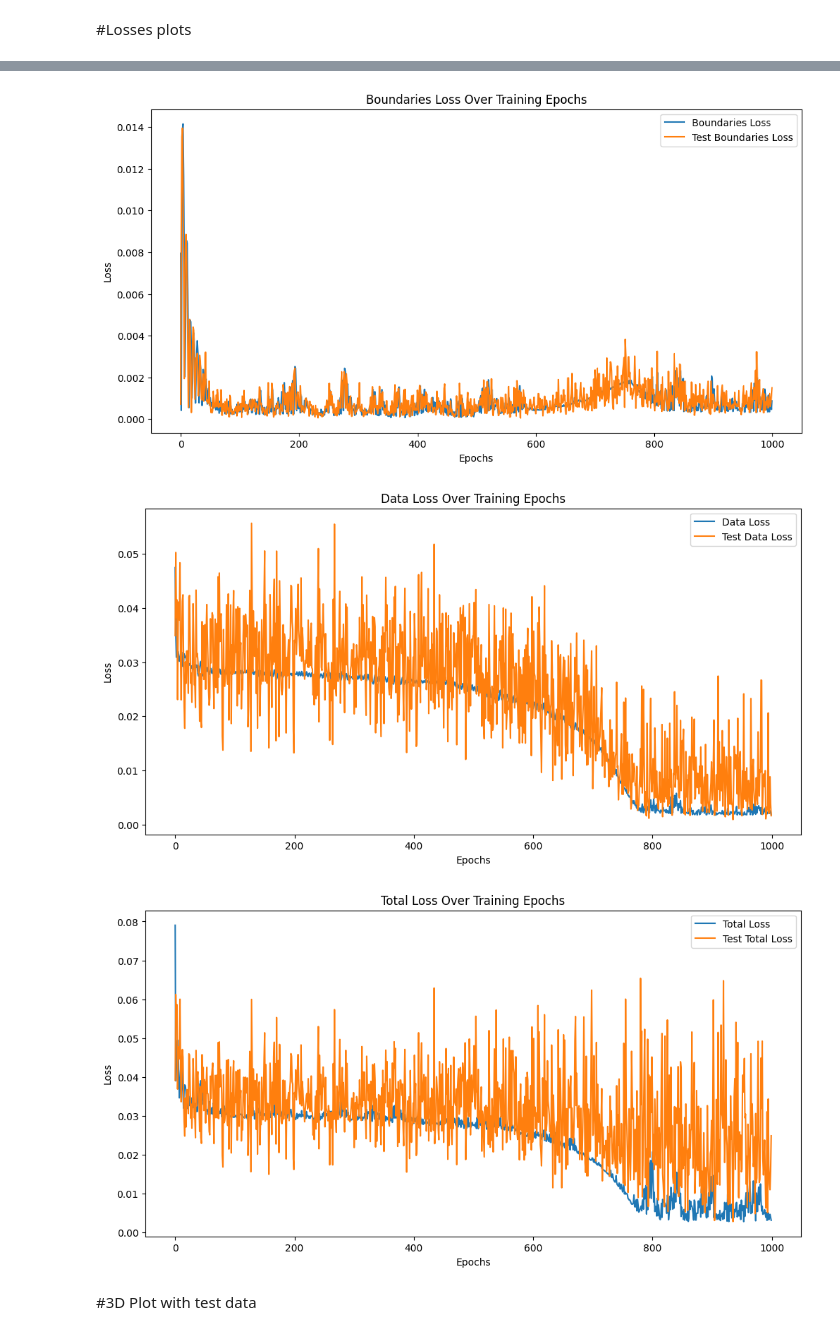
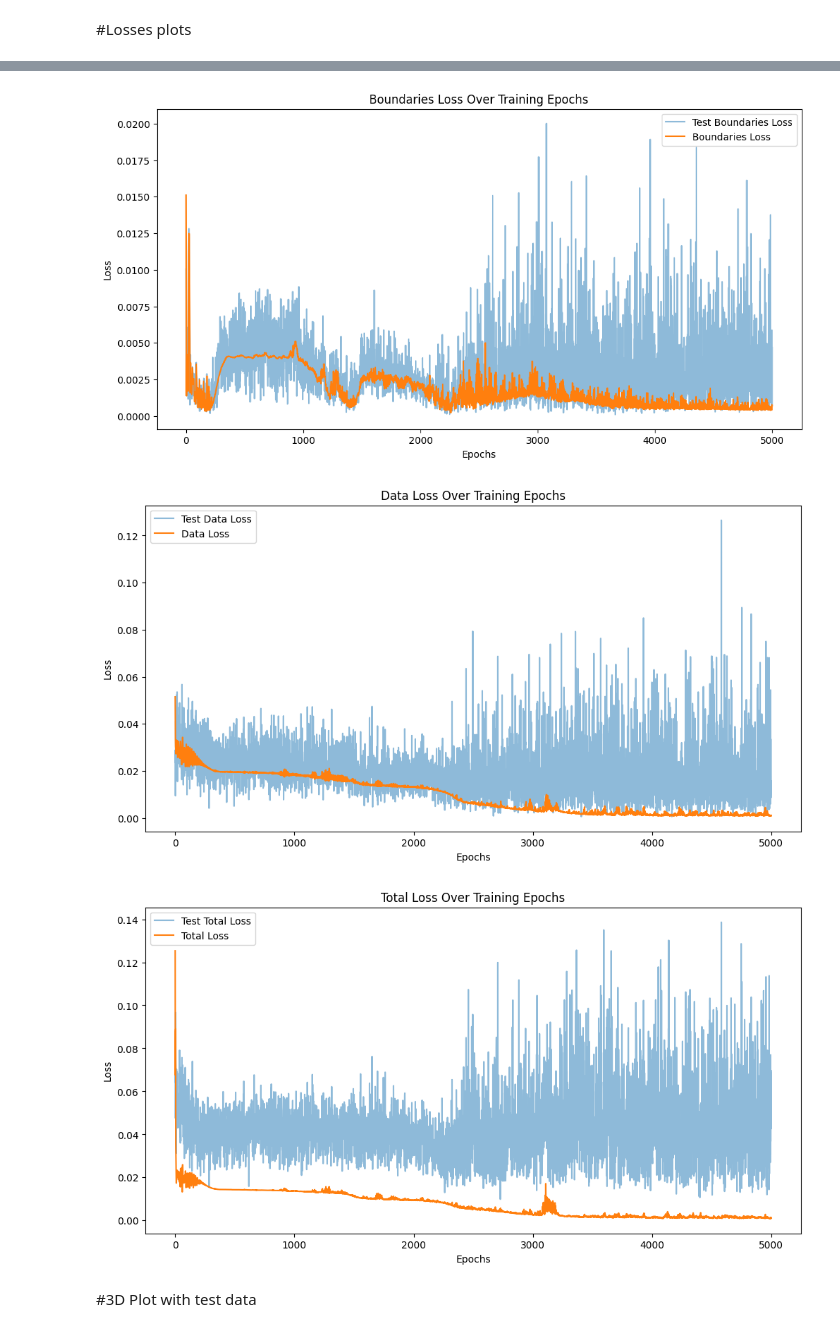
Before and after one commit to LuigiElo/DL-PINNs, a Jupyter notebook: PINN_LaPlace2D_Pytorch.ipynb, the cells around one changed output, grey strips where cells are left out. Cells and saved outputs as stored; diff of their text form; code cells hidden in the pictures.

```diff
--- a/PINN_LaPlace2D_Pytorch.ipynb
+++ b/PINN_LaPlace2D_Pytorch.ipynb
@@ -390,12 +451,12 @@ from sklearn.preprocessing import StandardScaler
 scaler = StandardScaler()
 
 # Define parameters
-num_epochs = 1000
+num_epochs = 5000
 learning_rate = 10**-4
-alpha = 1.0  # Weight for data loss
-beta = 1.0   # Weight for periodic boundary condition loss
-epsilon = 1.0 # Weight for bottom velocity boundary condition loss
-gamma = 1.0  # Weight for PDE loss
+#alpha = 1.0  # Weight for data loss
+#beta = 1.0   # Weight for periodic boundary condition loss
+#epsilon = 1.0 # Weight for bottom velocity boundary condition loss
+#gamma = 1.0  # Weight for PDE loss
 
 
 # Create the model and optimizer
@@ -415,6 +476,20 @@ input_data_vel_bottom = generate_data_bottom_velocity(training_data_size)
 
 #normalize data
 input_data_function_approximation, input_data_boundary_conditions_0,input_data_boundary_conditions_1, input_data_pde_loss, input_data_vel_bottom = normalize_data(input_data_function_approximation, input_data_boundary_conditions_0,input_data_boundary_conditions_1, input_data_pde_loss, input_data_vel_bottom,training_data_size)
+
+# Change 1: Create a SoftAdapt object (with your desired variant)
+softadapt_object = LossWeightedSoftAdapt(beta=0.1)
+
+# Change 2: Define how often SoftAdapt calculate weights for the loss components
+epochs_to_make_updates = 5
+
+# Change 3: Initialize lists to keep track of loss values over the epochs we defined above
+values_of_component_1 = []
+values_of_component_2 = []
+values_of_component_3 = []
+values_of_component_4 = []
+# Initializing adaptive weights to all ones.
+adapt_weights = torch.tensor([1,1,1,1])
 # %% [markdown]
 ### Training Loop
 # %%
@@ -560,8 +660,8 @@ Epoch 900/1000,test Total Loss: 0.010557584464550018
 epochs_range = range(0, num_epochs, 1)
 # Plotting PDE Loss
 plt.figure(figsize=(12, 6))
+plt.plot(epochs_range, test_loss_pde_list, label='Test PDE Loss', alpha=.5)
 plt.plot(epochs_range, loss_pde_list, label='PDE Loss')
-plt.plot(epochs_range, test_loss_pde_list, label='Test PDE Loss')
 plt.title('PDE Loss Over Training Epochs')
 plt.xlabel('Epochs')
 plt.ylabel('Loss')
@@ -570,8 +670,8 @@ plt.show()
 
 # Plotting Periodic Boundary Loss
 plt.figure(figsize=(12, 6))
+plt.plot(epochs_range, test_loss_per_bc_list, label='Test Periodic Boundary Loss', alpha=.5)
 plt.plot(epochs_range, loss_per_bc_list, label='Periodic Boundary Loss')
-plt.plot(epochs_range, test_loss_per_bc_list, label='Test Periodic Boundary Loss')
 plt.title('Boundaries Loss Over Training Epochs')
 plt.xlabel('Epochs')
 plt.ylabel('Loss')
@@ -580,8 +680,8 @@ plt.show()
 
 # Plotting Boundaries Loss
 plt.figure(figsize=(12, 6))
+plt.plot(epochs_range, test_loss_bot_vel_bc_list, label='Test Boundaries Loss', alpha=.5)
 plt.plot(epochs_range, loss_bot_vel_bc_list, label='Boundaries Loss')
-plt.plot(epochs_range, test_loss_bot_vel_bc_list, label='Test Boundaries Loss')
 plt.title('Boundaries Loss Over Training Epochs')
 plt.xlabel('Epochs')
 plt.ylabel('Loss')
@@ -590,8 +690,8 @@ plt.show()
 
 # Plotting Data Loss
 plt.figure(figsize=(12, 6))
+plt.plot(epochs_range, test_loss_data_list, label='Test Data Loss', alpha=.5)
 plt.plot(epochs_range, loss_data_list, label='Data Loss')
-plt.plot(epochs_range, test_loss_data_list, label='Test Data Loss')
 plt.title('Data Loss Over Training Epochs')
 plt.xlabel('Epochs')
 plt.ylabel('Loss')
@@ -600,8 +700,8 @@ plt.show()
 
 # Plotting Total Loss
 plt.figure(figsize=(12, 6))
+plt.plot(epochs_range, test_total_loss_list, label='Test Total Loss', alpha=.5)
 plt.plot(epochs_range, total_loss_list, label='Total Loss')
-plt.plot(epochs_range, test_total_loss_list, label='Test Total Loss')
 plt.title('Total Loss Over Training Epochs')
 plt.xlabel('Epochs')
 plt.ylabel('Loss')
@@ -613,6 +713,6 @@ plt.show()
-[figure, old version]
+[figure, new version]
-[figure, old version]
+[figure, new version]
-[figure, old version]
+[figure, new version]
 # %% [markdown]
 #3D Plot with test data
 # %%
```
Also changed, not shown: parts of 12 cells of this notebook.
